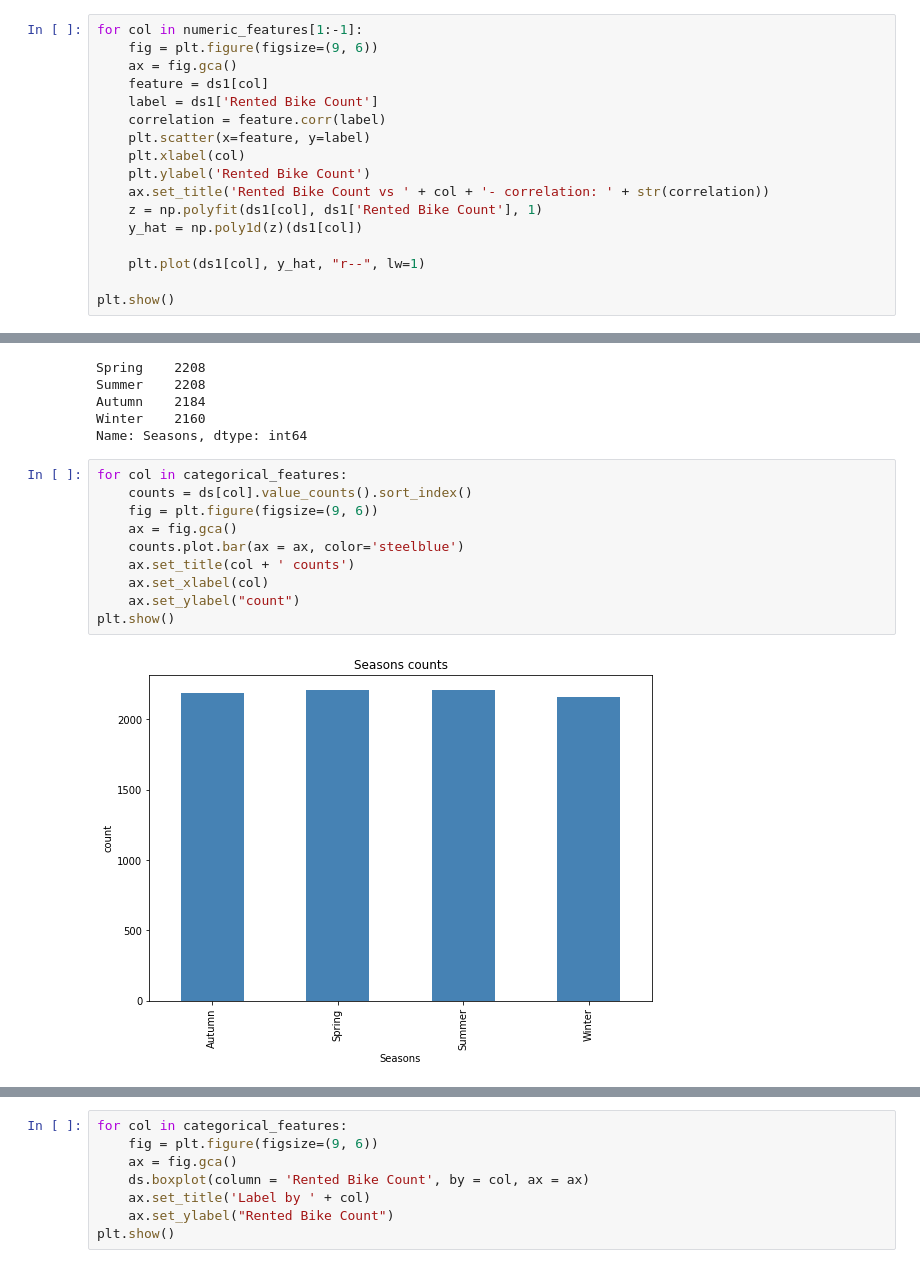
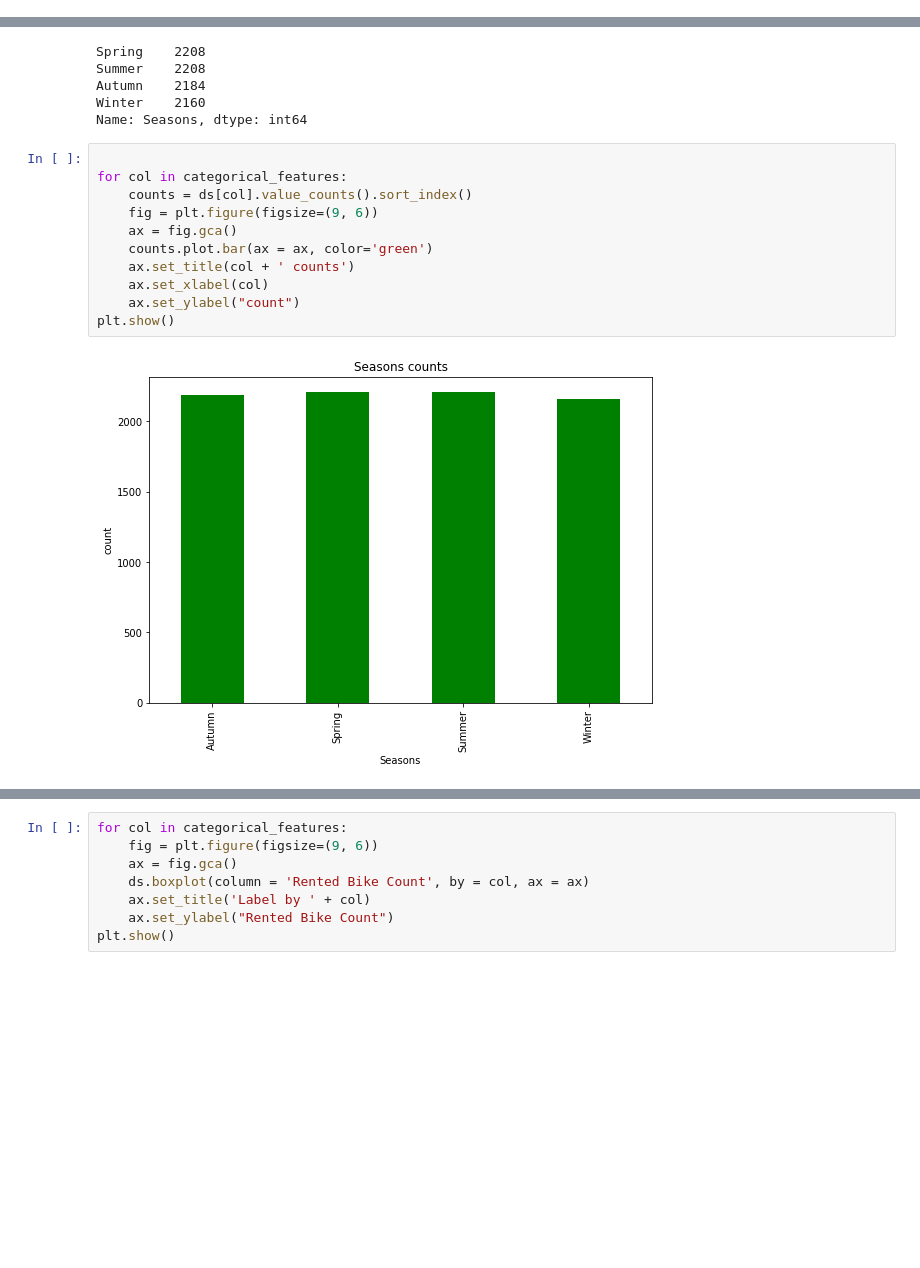
Before and after one commit to guptaprateek98/capstone_bike_sharing, a Jupyter notebook: Bike_Sharing_Demand_Prediction_Capstone_Project_(prateek).ipynb, the cells around one changed output, grey strips where cells are left out. Cells and saved outputs as stored; diff of their text form; blank space fills up the shorter version.

```diff
--- a/Bike_Sharing_Demand_Prediction_Capstone_Project_(prateek).ipynb
+++ b/Bike_Sharing_Demand_Prediction_Capstone_Project_(prateek).ipynb
@@ -246,20 +246,3 @@ len(ds.loc[ds['Rented Bike Count']==0])
 295
 # %%
 ds1 = ds.loc[ds['Rented Bike Count']==0]
-# %%
-for col in numeric_features[1:-1]:
-    fig = plt.figure(figsize=(9, 6))
-    ax = fig.gca()
-    feature = ds1[col]
-    label = ds1['Rented Bike Count']
-    correlation = feature.corr(label)
-    plt.scatter(x=feature, y=label)
-    plt.xlabel(col)
-    plt.ylabel('Rented Bike Count')
-    ax.set_title('Rented Bike Count vs ' + col + '- correlation: ' + str(correlation))
-    z = np.polyfit(ds1[col], ds1['Rented Bike Count'], 1)
-    y_hat = np.poly1d(z)(ds1[col])
-
-    plt.plot(ds1[col], y_hat, "r--", lw=1)
-
-plt.show()
@@ -368,14 +344,15 @@ Autumn    2184
 Winter    2160
 Name: Seasons, dtype: int64
 # %%
+
 for col in categorical_features:
     counts = ds[col].value_counts().sort_index()
     fig = plt.figure(figsize=(9, 6))
     ax = fig.gca()
-    counts.plot.bar(ax = ax, color='steelblue')
+    counts.plot.bar(ax = ax, color='green')
     ax.set_title(col + ' counts')
     ax.set_xlabel(col)
     ax.set_ylabel("count")
 plt.show()
 # %% [output]
-[figure, old version]
+[figure, new version]
```
Also changed, not shown: parts of 6 cells of this notebook.
